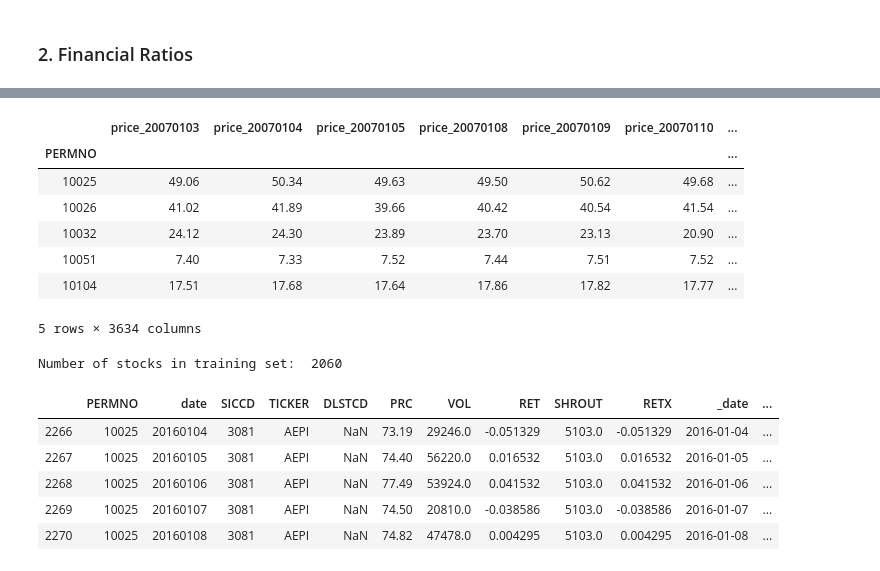
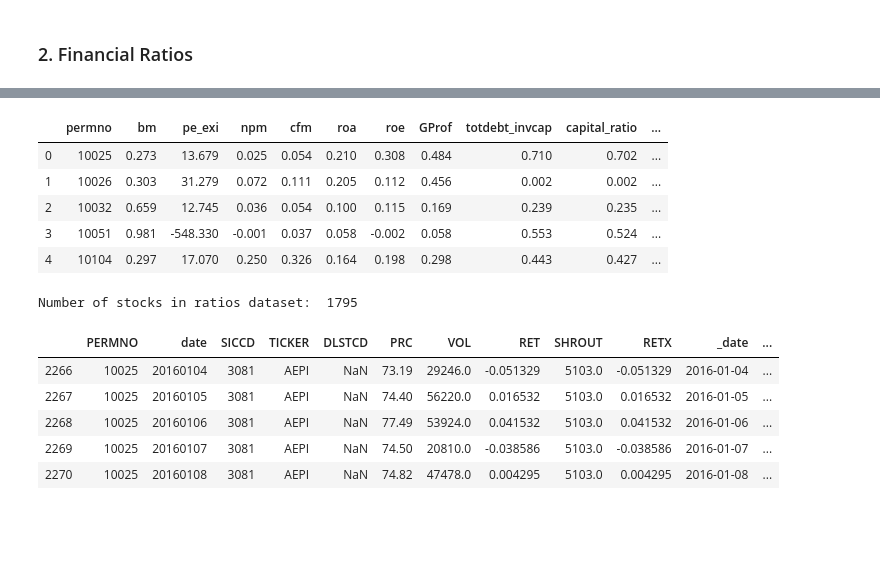
Before and after one commit to daehkim/pair-trading, a Jupyter notebook: dataFiltering.ipynb, the cells around one changed output, grey strips where cells are left out. Drawn from its saved outputs; the diff is of its cells as text; code cells hidden in the pictures; blank space fills up the shorter version.

```diff
--- a/dataFiltering.ipynb
+++ b/dataFiltering.ipynb
@@ -192,19 +169,19 @@ for r in ratios_list:
-# %%
-training_set.head()
-# %% [output]
-|  | price_20070103 | price_20070104 | price_20070105 | price_20070108 | price_20070109 | price_20070110 | ... |
-| PERMNO |  |  |  |  |  |  | ... |
-| 10025 | 49.06 | 50.34 | 49.63 | 49.50 | 50.62 | 49.68 | ... |
-| 10026 | 41.02 | 41.89 | 39.66 | 40.42 | 40.54 | 41.54 | ... |
-| 10032 | 24.12 | 24.30 | 23.89 | 23.70 | 23.13 | 20.90 | ... |
-| 10051 | 7.40 | 7.33 | 7.52 | 7.44 | 7.51 | 7.52 | ... |
-| 10104 | 17.51 | 17.68 | 17.64 | 17.86 | 17.82 | 17.77 | ... |
-5 rows × 3634 columns
-# %%
-#last step, delete stocks with more than half features is missing
-training_set = training_set.dropna(thresh = len(training_set.columns)//2)
-print("Number of stocks in training set: ", len(training_set))
-# %% [output]
-Number of stocks in training set:  2060
+# %%
+ratio_cols = ['permno'] + list(ratios_train.columns[4:-1])
+# %%
+#select only those columns
+ratios_data = ratios_train.loc[:,ratios_train.columns.isin(ratio_cols)].reset_index(drop = True)
+ratios_data.head()
+# %% [output]
+|  | permno | bm | pe_exi | npm | cfm | roa | roe | GProf | totdebt_invcap | capital_ratio | ... |
+| 0 | 10025 | 0.273 | 13.679 | 0.025 | 0.054 | 0.210 | 0.308 | 0.484 | 0.710 | 0.702 | ... |
+| 1 | 10026 | 0.303 | 31.279 | 0.072 | 0.111 | 0.205 | 0.112 | 0.456 | 0.002 | 0.002 | ... |
+| 2 | 10032 | 0.659 | 12.745 | 0.036 | 0.054 | 0.100 | 0.115 | 0.169 | 0.239 | 0.235 | ... |
+| 3 | 10051 | 0.981 | -548.330 | -0.001 | 0.037 | 0.058 | -0.002 | 0.058 | 0.553 | 0.524 | ... |
+| 4 | 10104 | 0.297 | 17.070 | 0.250 | 0.326 | 0.164 | 0.198 | 0.298 | 0.443 | 0.427 | ... |
+# %%
+print("Number of stocks in ratios dataset: ", len(ratios_data))
+# %% [output]
+Number of stocks in ratios dataset:  1795
 # %%
 #save training set to file
```
Also changed, not shown: parts of 9 cells of this notebook.
